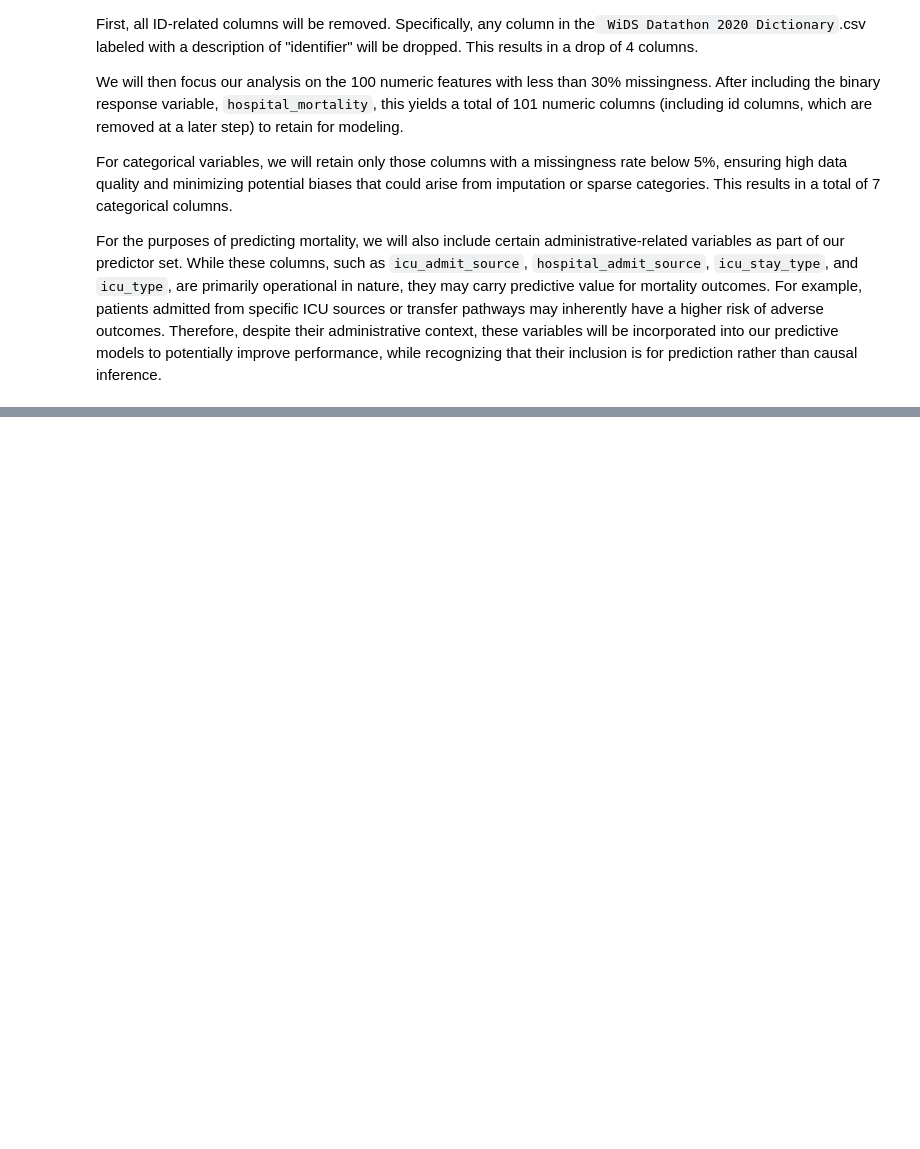
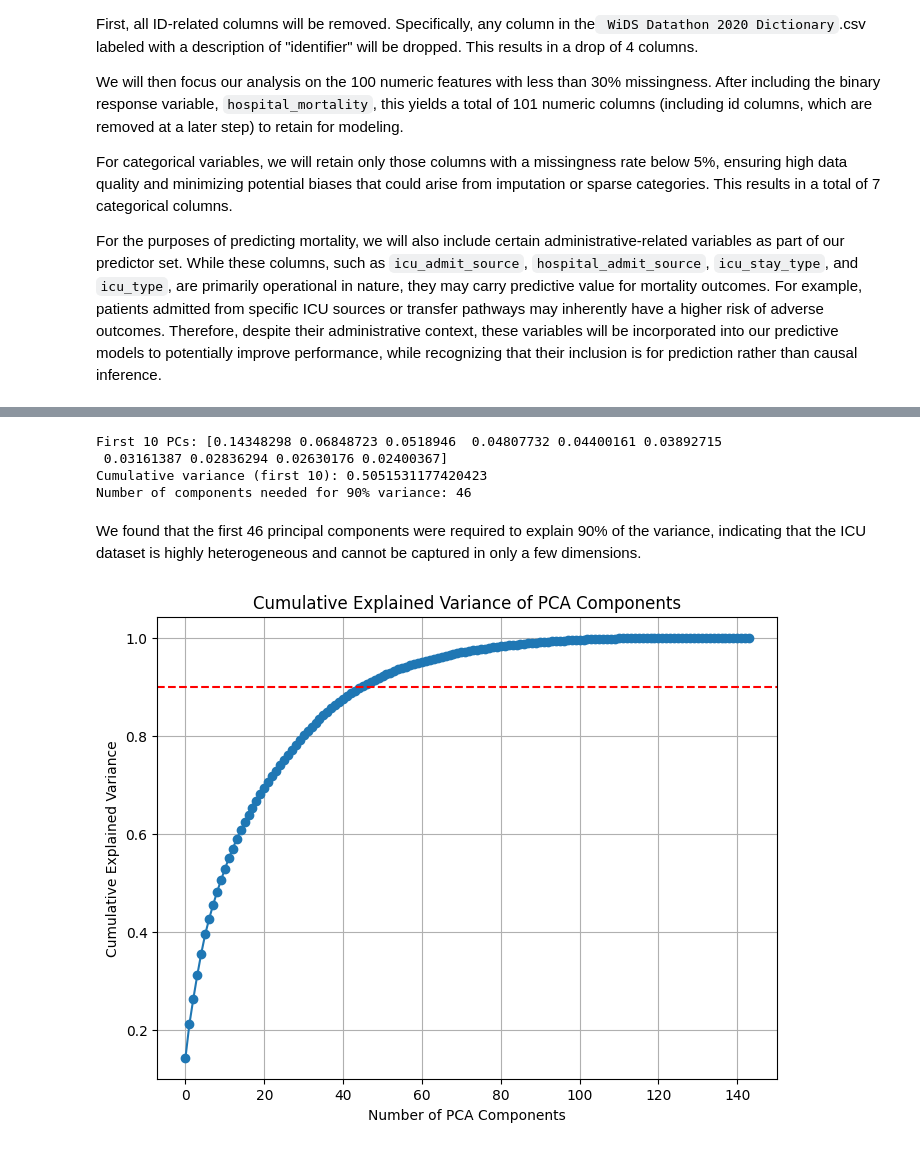
Before and after one commit to cindyrenxy/ac209a-project, a Jupyter notebook: AC209A Project MS3.ipynb, the cells around one changed output, grey strips where cells are left out. Saved outputs shown, nothing was run; the diff lists cells and outputs as text; code cells hidden in the pictures; blank space fills up the shorter version.

```diff
--- a/AC209A Project MS3.ipynb
+++ b/AC209A Project MS3.ipynb
@@ -349,6 +349,7 @@ num_na_percent = df[num_cols].isna().mean() * 100
 
 num_cols_lt30 = num_na_percent[num_na_percent < 30].index.tolist()
 num_cols_lt30 = [col for col in num_cols_lt30 if col not in id_cols] # remove id columns
+num_cols_lt30 = [col for col in num_cols_lt30 if col != "hospital_death"]
 print(f"\nNumeric columns with <30% missingness ({len(num_cols_lt30)} columns):")
 print(num_cols_lt30)
 
@@ -413,0 +418,10 @@ preprocess = ColumnTransformer([
+# %%
+X_processed = preprocess.fit_transform(X)
+if hasattr(X_processed, "toarray"):
+    X_dense = X_processed.toarray()
+else:
+    X_dense = X_processed
+
+feature_names = preprocess.get_feature_names_out()
+X_processed_df = pd.DataFrame(X_dense, columns=feature_names)
+X_processed_df.head()
@@ -413,0 +436,27 @@ preprocess = ColumnTransformer([
+# %%
+from sklearn.decomposition import PCA
+pca_full = PCA().fit(X_processed)
+explained = pca_full.explained_variance_ratio_
+print("First 10 PCs:", explained[:10])
+print("Cumulative variance (first 10):", explained[:10].sum())
+cumulative_var = np.cumsum(explained)
+num_components_90 = np.argmax(cumulative_var >= 0.90) + 1
+print(f"Number of components needed for 90% variance: {num_components_90}")
+# %% [output]
+First 10 PCs: [0.14348298 0.06848723 0.0518946  0.04807732 0.04400161 0.03892715
+ 0.03161387 0.02836294 0.02630176 0.02400367]
+Cumulative variance (first 10): 0.5051531177420423
+Number of components needed for 90% variance: 46
+# %% [markdown]
+We found that the first 46 principal components were required to explain 90% of the variance, indicating that the ICU dataset is highly heterogeneous and cannot be captured in only a few dimensions.
+# %%
+plt.figure(figsize=(8,6))
+plt.plot(cumulative_var, marker='o')
+plt.axhline(0.90, color='red', linestyle='--')
+plt.xlabel("Number of PCA Components")
+plt.ylabel("Cumulative Explained Variance")
+plt.title("Cumulative Explained Variance of PCA Components")
+plt.grid(True)
+plt.show()
+# %% [output]
+[figure, added]
```
Also changed, not shown: parts of 18 cells of this notebook.
